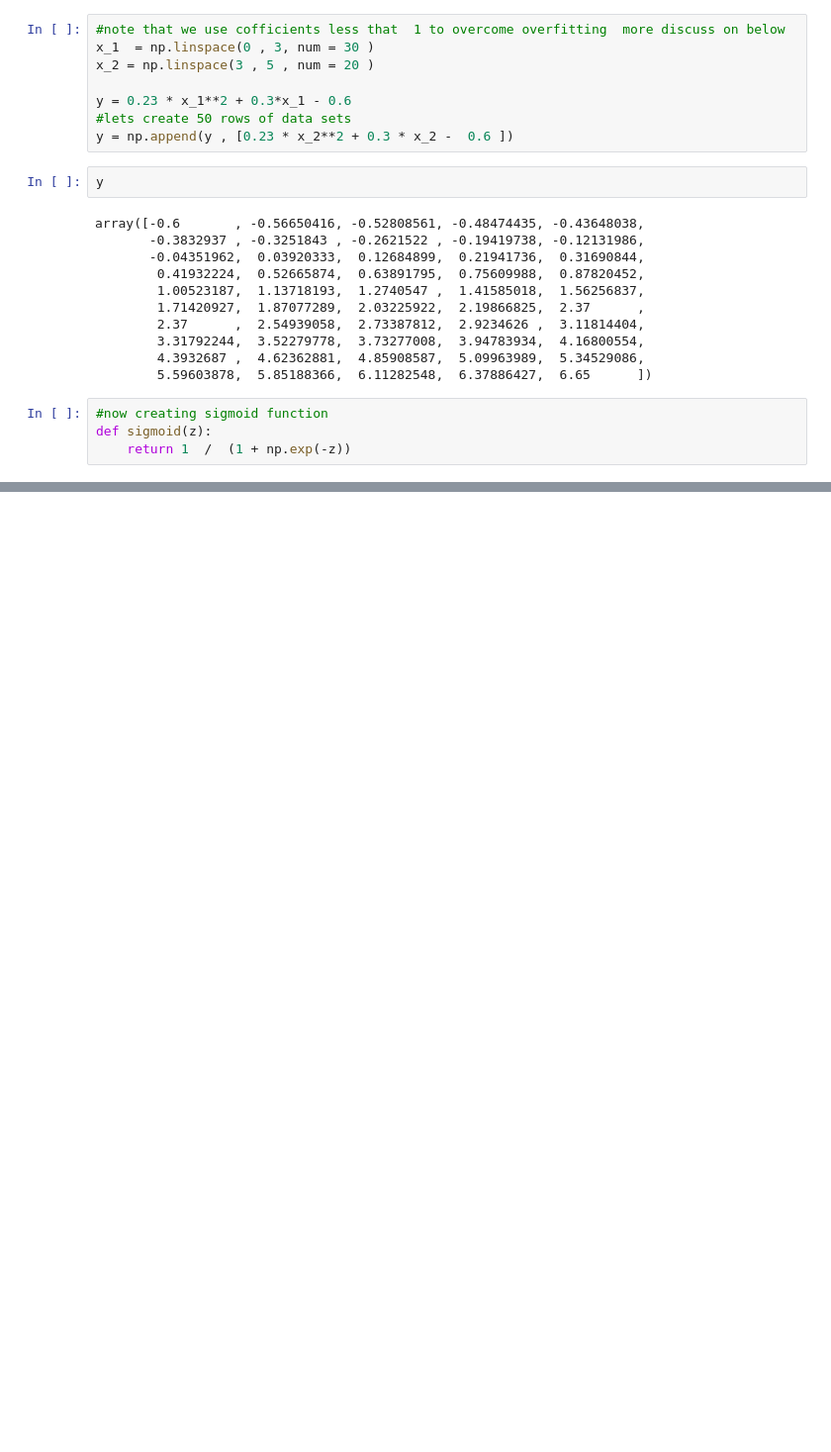
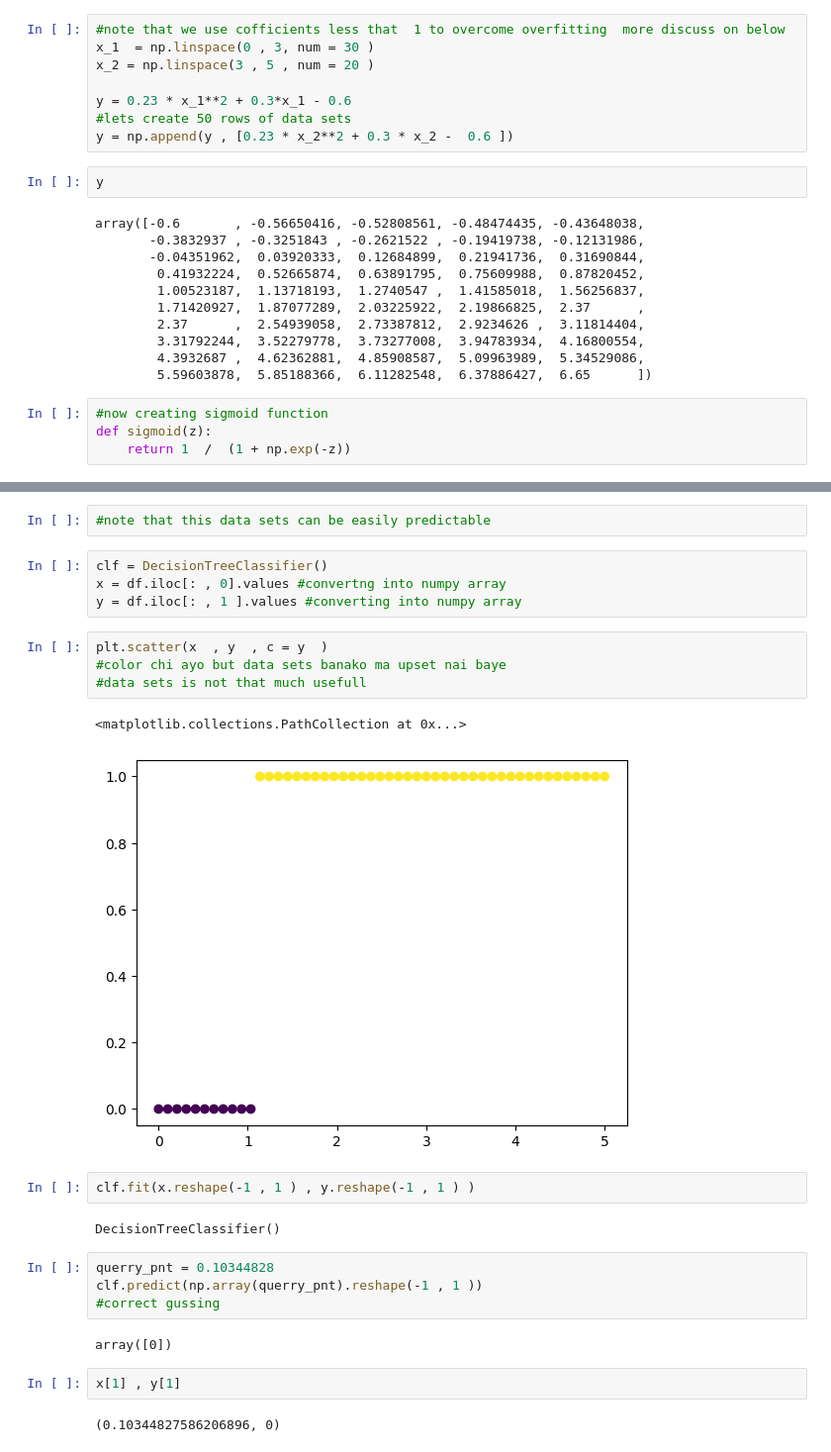
Before and after one commit to ujjwal-basnet/ML_journey, a Jupyter notebook: Week 3/Logistic regression/polynomial-logistic-regression.ipynb, the cells around one changed output, grey strips where cells are left out. Shown: that part at 99% size. Saved outputs shown, nothing was run; the diff lists cells and outputs as text; blank space fills up the shorter version.

```diff
--- a/Week 3/Logistic regression/polynomial-logistic-regression.ipynb
+++ b/Week 3/Logistic regression/polynomial-logistic-regression.ipynb
@@ -31,0 +108,27 @@ def sigmoid(z):
+# %%
+#note that this data sets can be easily predictable
+# %%
+clf = DecisionTreeClassifier()
+x = df.iloc[: , 0].values #convertng into numpy array
+y = df.iloc[: , 1 ].values #converting into numpy array
+# %%
+plt.scatter(x  , y  , c = y  )
+#color chi ayo but data sets banako ma upset nai baye
+#data sets is not that much usefull
+# %% [output]
+<matplotlib.collections.PathCollection at 0x...>
+[figure, added]
+# %%
+clf.fit(x.reshape(-1 , 1 ) , y.reshape(-1 , 1 ) )
+# %% [output]
+DecisionTreeClassifier()
+# %%
+querry_pnt = 0.10344828
+clf.predict(np.array(querry_pnt).reshape(-1 , 1 ))
+#correct gussing
+# %% [output]
+array([0])
+# %%
+x[1] , y[1]
+# %% [output]
+(0.10344827586206896, 0)
```
Also changed, not shown: parts of 13 cells of this notebook.
